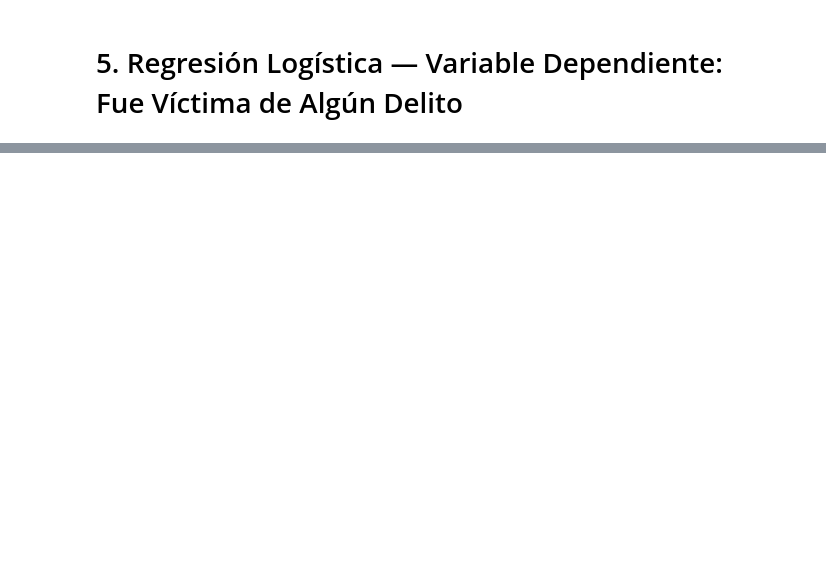
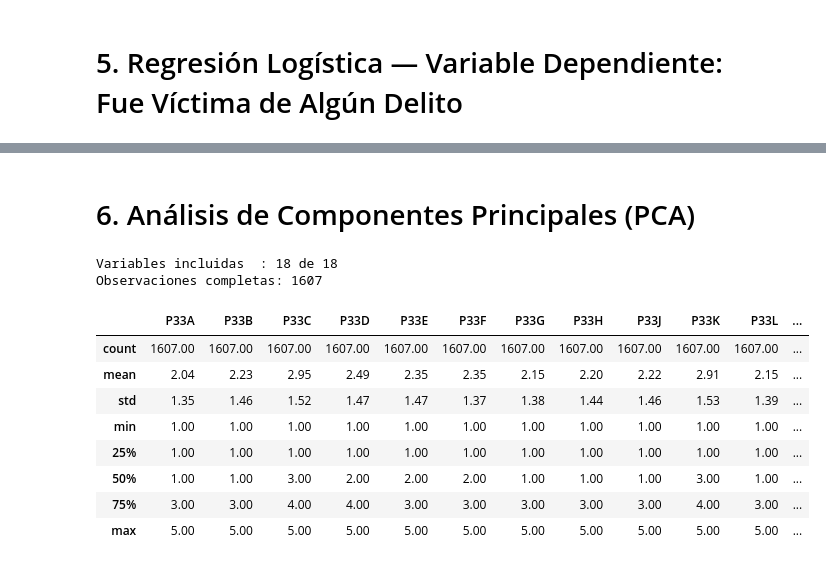
Before and after one commit to darc-17/DATAJAM-CCB, a Jupyter notebook: Códigos Santiago/Código/Modelos Logit.ipynb, the cells around one changed output, grey strips where cells are left out. Saved outputs shown, nothing was run; the diff lists cells and outputs as text; code cells hidden in the pictures; blank space fills up the shorter version.

```diff
--- a/Códigos Santiago/Código/Modelos Logit.ipynb
+++ b/Códigos Santiago/Código/Modelos Logit.ipynb
@@ -427,3 +427,59 @@ Covariance Type:                  HC1   LLR p-value:                 4.465e-12
                Sector productivo: Industria 1.068417
 
 Nota: VIF > 10 indica multicolinealidad problemática.
+# %% [markdown]
+# 6. Análisis de Componentes Principales (PCA)
+# %%
+# =============================================================================
+# 6A. SELECCIÓN DE VARIABLES Y CONSTRUCCIÓN DEL DF
+# =============================================================================
+
+vars_pca = [
+    'P33A', 'P33B', 'P33C', 'P33D', 'P33E', 'P33F', 'P33G', 'P33H',
+    'P33J', 'P33K', 'P33L', 'P34', 'P30', 'P31', 'P32', 'P37', 'P40', 'P1'
+]
+
+labels_pca = {
+    'P33A': 'Satisfacción con la calidad del aire',
+    'P33B': 'Satisfacción con el nivel de ruido',
+    'P33C': 'Satisfacción con el estado de los andenes',
+    'P33D': 'Satisfacción con el estado de las vías',
+    'P33E': 'Satisfacción con el estado de las ciclorrutas',
+    'P33F': 'Satisfacción con la señalización y seguridad vial',
+    'P33G': 'Satisfacción con la seguridad (crimen)',
+    'P33H': 'Satisfacción con la iluminación y zonas verdes',
+    'P33J': 'Satisfacción con la oferta de parqueaderos',
+    'P33K': 'Satisfacción con el transporte público',
+    'P33L': 'Satisfacción con la congestión vehicular (tráfico)',
+    'P34' : 'Satisfacción general con el espacio público',
+    'P30' : 'Afectación por uso no autorizado del espacio público',
+    'P31' : 'Afectación por competencia informal (vendedores ambulantes)',
+    'P32' : 'Afectación por establecimientos que no cumplen normas',
+    'P37' : 'Nivel de acuerdo con lo que se planea hacer en el corredor',
+    'P40' : 'Nivel de preocupación por la duración de las obras',
+    'P1'  : 'Total de empleados',
+}
+
+# Filtrar solo las columnas disponibles en corredores
+vars_disponibles = [v for v in vars_pca if v in corredores.columns]
+vars_faltantes   = [v for v in vars_pca if v not in corredores.columns]
+
+df_pca = corredores[vars_disponibles].dropna()
+
+print(f"Variables incluidas  : {len(vars_disponibles)} de {len(vars_pca)}")
+if vars_faltantes:
+    print(f"Variables no halladas: {vars_faltantes}")
+print(f"Observaciones completas: {len(df_pca)}")
+df_pca.describe().round(2)
+# %% [output]
+Variables incluidas  : 18 de 18
+Observaciones completas: 1607
+|  | P33A | P33B | P33C | P33D | P33E | P33F | P33G | P33H | P33J | P33K | P33L | ... |
+| count | 1607.00 | 1607.00 | 1607.00 | 1607.00 | 1607.00 | 1607.00 | 1607.00 | 1607.00 | 1607.00 | 1607.00 | 1607.00 | ... |
+| mean | 2.04 | 2.23 | 2.95 | 2.49 | 2.35 | 2.35 | 2.15 | 2.20 | 2.22 | 2.91 | 2.15 | ... |
+| std | 1.35 | 1.46 | 1.52 | 1.47 | 1.47 | 1.37 | 1.38 | 1.44 | 1.46 | 1.53 | 1.39 | ... |
+| min | 1.00 | 1.00 | 1.00 | 1.00 | 1.00 | 1.00 | 1.00 | 1.00 | 1.00 | 1.00 | 1.00 | ... |
+| 25% | 1.00 | 1.00 | 1.00 | 1.00 | 1.00 | 1.00 | 1.00 | 1.00 | 1.00 | 1.00 | 1.00 | ... |
+| 50% | 1.00 | 1.00 | 3.00 | 2.00 | 2.00 | 2.00 | 1.00 | 1.00 | 1.00 | 3.00 | 1.00 | ... |
+| 75% | 3.00 | 3.00 | 4.00 | 4.00 | 3.00 | 3.00 | 3.00 | 3.00 | 3.00 | 4.00 | 3.00 | ... |
+| max | 5.00 | 5.00 | 5.00 | 5.00 | 5.00 | 5.00 | 5.00 | 5.00 | 5.00 | 5.00 | 5.00 | ... |
```
Also changed, not shown: parts of 5 cells of this notebook, 4 other files.
